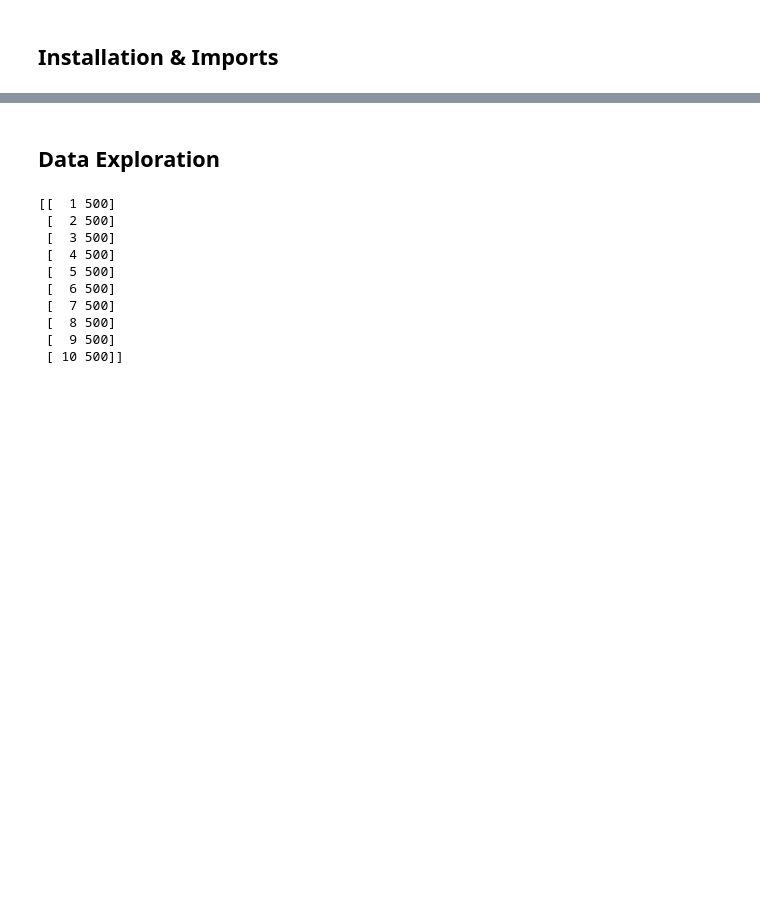
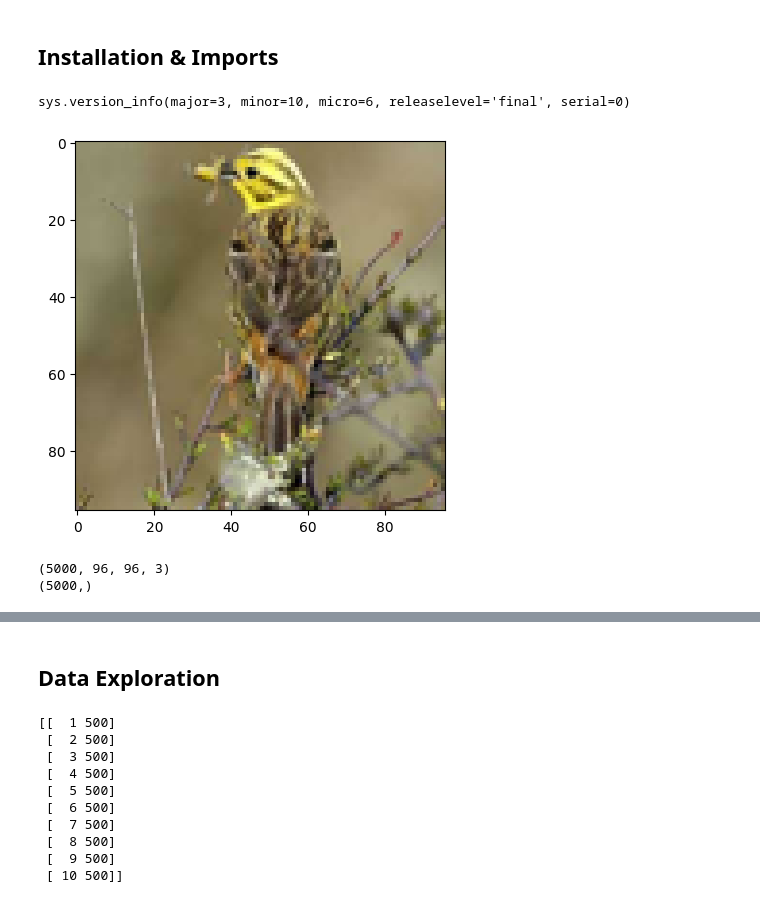
Before and after one commit to ramamo17/ComputerVisionIASD, a Jupyter notebook: Projet_Deep_Learning_pour_les_images.ipynb, the cells around one changed output, grey strips where cells are left out. Drawn from its saved outputs; the diff is of its cells as text; code cells hidden in the pictures; blank space fills up the shorter version.

```diff
--- a/Projet_Deep_Learning_pour_les_images.ipynb
+++ b/Projet_Deep_Learning_pour_les_images.ipynb
@@ -10,6 +10,7 @@ import sys
 import os, sys, tarfile, errno
 import numpy as np
 import matplotlib.pyplot as plt
+import random
 
 if sys.version_info >= (3, 0, 0):
     import urllib.request as urllib # ugly but works
@@ -137,34 +138,39 @@ def save_images(images, labels):
     for image in images:
         label = labels[i]
         directory = './img/' + str(label) + '/'
         try:
             os.makedirs(directory, exist_ok=True)
         except OSError as exc:
             if exc.errno == errno.EEXIST:
                 pass
         filename = directory + str(i)
         print(filename)
         save_image(image, filename)
         i = i+1
 
-if __name__ == "__main__" or :
+if __name__ == "__main__" :
     # download data if needed
     # download_and_extract()
 
     # test to check if the image is read correctly
     with open(DATA_PATH) as f:
         image = read_single_image(f)
         plot_image(image)
 
     # test to check if the whole dataset is read correctly
     images = read_all_images(DATA_PATH)
     print(images.shape)
 
     labels = read_labels(LABEL_PATH)
     print(labels.shape)
 
     # save images to disk
     # save_images(images, labels)
+# %% [output]
+sys.version_info(major=3, minor=10, micro=6, releaselevel='final', serial=0)
+[figure, added]
+(5000, 96, 96, 3)
+(5000,)
 # %%
 images = read_all_images(DATA_PATH)
 
```
Also changed, not shown: parts of 19 cells of this notebook.
